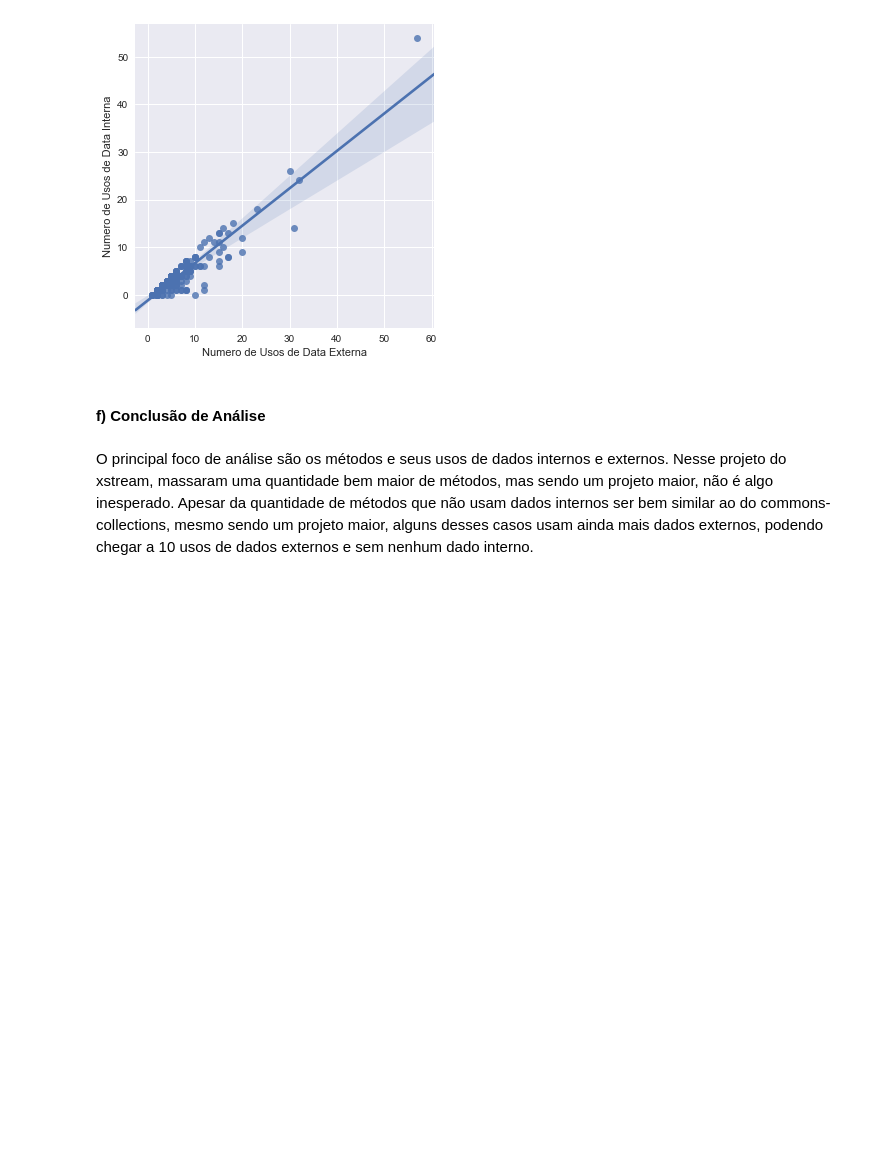
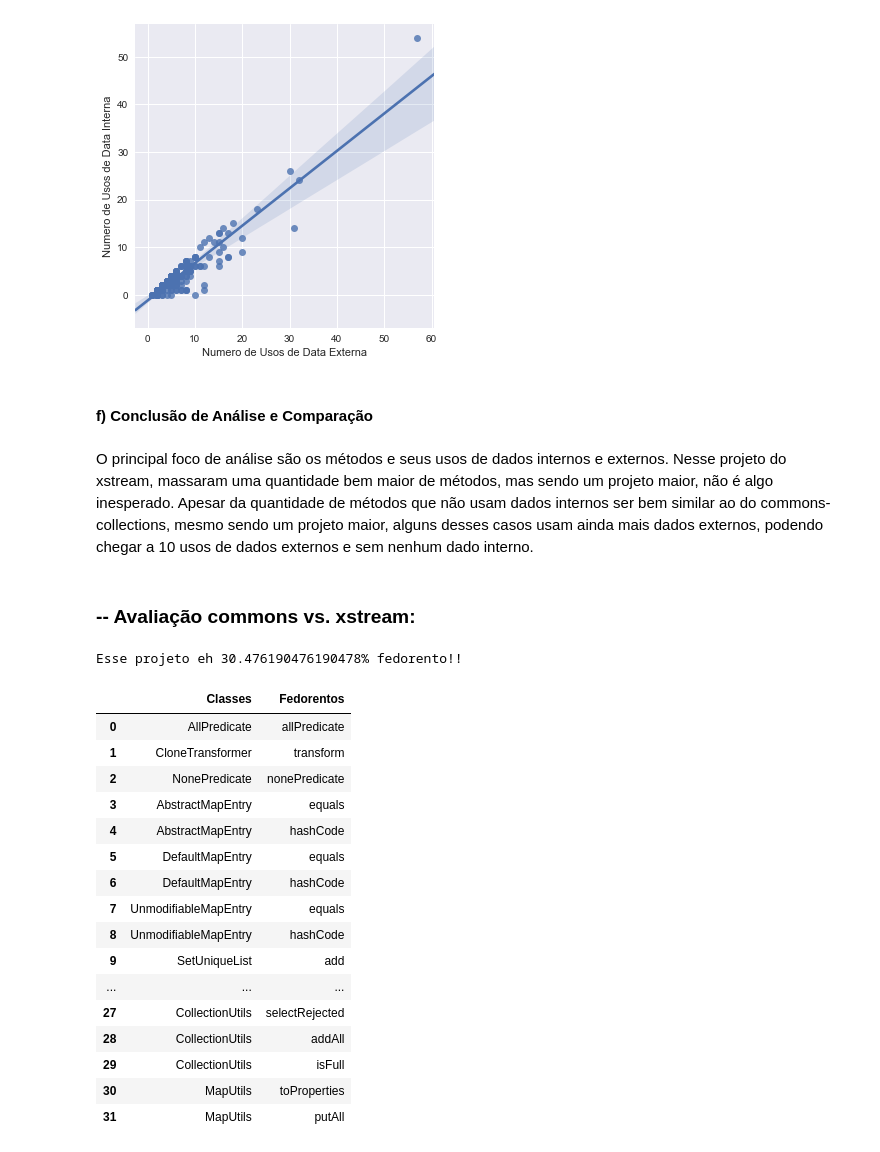
Before and after one commit to brunolmourao/mes-code-smells, a Jupyter notebook: IntimacyEnvy/Jupyter/CodeSmellsIntimacy&Envy.ipynb, the cells around one changed output. Cells and saved outputs as stored; diff of their text form; code cells hidden in the pictures; blank space fills up the shorter version.

```diff
--- a/IntimacyEnvy/Jupyter/CodeSmellsIntimacy&Envy.ipynb
+++ b/IntimacyEnvy/Jupyter/CodeSmellsIntimacy&Envy.ipynb
@@ -383,7 +452,53 @@ plt.show()
 # %% [output]
 [figure]
 # %% [markdown]
-#### f) Conclusão de Análise
+#### f) Conclusão de Análise e Comparação
 # %% [markdown]
 O principal foco de análise são os métodos e seus usos de dados internos e externos. Nesse projeto do xstream, massaram uma quantidade bem maior de métodos, mas sendo um projeto maior, não é algo inesperado.
 Apesar da quantidade de métodos que não usam dados internos ser bem similar ao do commons-collections, mesmo sendo um projeto maior, alguns desses casos usam ainda mais dados externos, podendo chegar a 10 usos de dados externos e sem nenhum dado interno.
+# %% [markdown]
+### -- Avaliação commons vs. xstream:
+# %%
+def finalFE(dataset):
+    diferencas = []
+    smelly = []
+
+    for cl in range(len(dataset)):
+        auxiliar = dataset.iloc[cl]
+        diferenca = [int(auxiliar.data_external) - int(auxiliar.data_internal)]
+        diferencas.append(diferenca)
+
+    dataDif = pd.DataFrame(diferencas, columns=['diferenca'])
+    dataM = dataDif.diferenca.median()
+
+    for cl in range(len(dataset)):
+        actual = dataset.iloc[cl]
+        if (int(actual.data_external) - int(actual.data_internal) >= dataM):
+            aux = [actual.class_name, actual.method_name]
+            smelly.append(aux)
+
+    data = pd.DataFrame(smelly, columns=['Classes', 'Fedorentos'])
+    per = (data.size / dataset.size) * 100
+    print("Esse projeto eh {}% fedorento!!".format(per))
+    return data
+# %%
+finalFE(comFE)
+# %% [output]
+Esse projeto eh 30.476190476190478% fedorento!!
+|  | Classes | Fedorentos |
+| 0 | AllPredicate | allPredicate |
+| 1 | CloneTransformer | transform |
+| 2 | NonePredicate | nonePredicate |
+| 3 | AbstractMapEntry | equals |
+| 4 | AbstractMapEntry | hashCode |
+| 5 | DefaultMapEntry | equals |
+| 6 | DefaultMapEntry | hashCode |
+| 7 | UnmodifiableMapEntry | equals |
+| 8 | UnmodifiableMapEntry | hashCode |
+| 9 | SetUniqueList | add |
+| ... | ... | ... |
+| 27 | CollectionUtils | selectRejected |
+| 28 | CollectionUtils | addAll |
+| 29 | CollectionUtils | isFull |
+| 30 | MapUtils | toProperties |
+| 31 | MapUtils | putAll |
```
Also changed, not shown: parts of 6 cells of this notebook.
